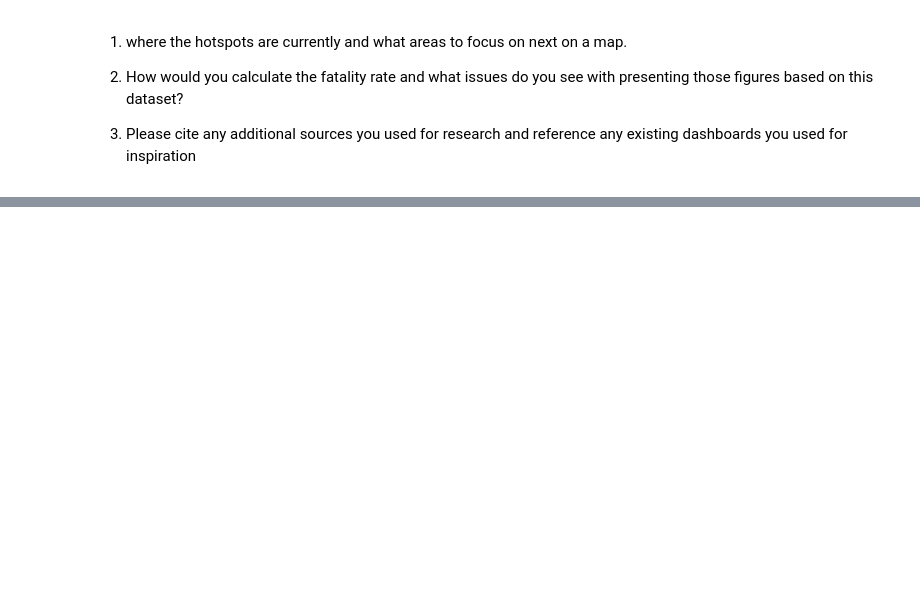
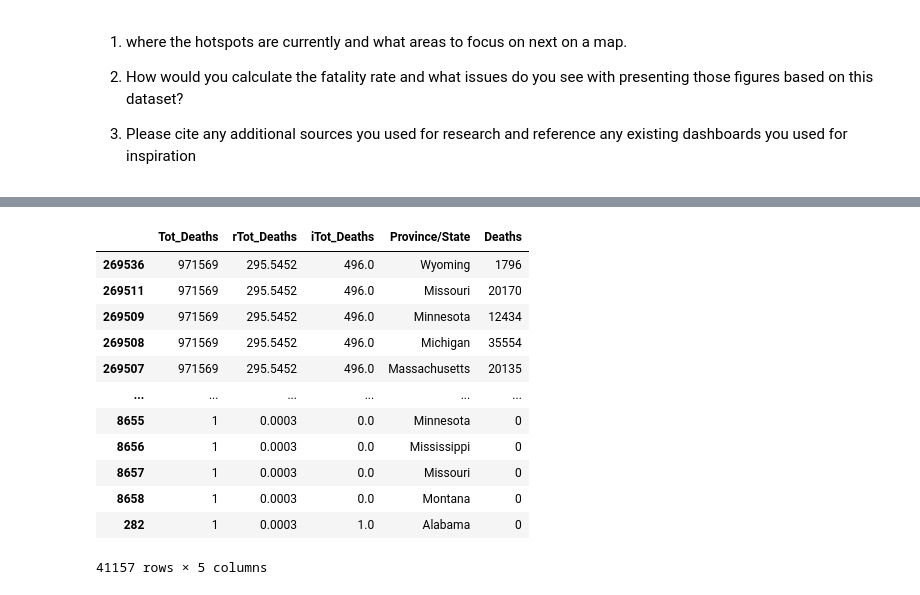
Before and after one commit to stellacydong/covid19-dahsboard, a Jupyter notebook: covid.ipynb, the cells around one changed output, grey strips where cells are left out. Saved outputs shown, nothing was run; the diff lists cells and outputs as text; code cells hidden in the pictures; blank space fills up the shorter version.

```diff
--- a/covid.ipynb
+++ b/covid.ipynb
@@ -373,0 +217,2 @@ df.shape
+# %%
+df = pd.read_csv('csse_covid_19_time_series/time_series_covid19.csv')
@@ -373,0 +229,17 @@ df.shape
+# %%
+df[df['iso3'] == 'USA']\
+[{'Province/State','Deaths', 'Tot_Deaths', 'iTot_Deaths', 'rTot_Deaths'}].sort_values(by = 'Tot_Deaths', ascending = False)
+# %% [output]
+|  | Tot_Deaths | rTot_Deaths | iTot_Deaths | Province/State | Deaths |
+| 269536 | 971569 | 295.5452 | 496.0 | Wyoming | 1796 |
+| 269511 | 971569 | 295.5452 | 496.0 | Missouri | 20170 |
+| 269509 | 971569 | 295.5452 | 496.0 | Minnesota | 12434 |
+| 269508 | 971569 | 295.5452 | 496.0 | Michigan | 35554 |
+| 269507 | 971569 | 295.5452 | 496.0 | Massachusetts | 20135 |
+| ... | ... | ... | ... | ... | ... |
+| 8655 | 1 | 0.0003 | 0.0 | Minnesota | 0 |
+| 8656 | 1 | 0.0003 | 0.0 | Mississippi | 0 |
+| 8657 | 1 | 0.0003 | 0.0 | Missouri | 0 |
+| 8658 | 1 | 0.0003 | 0.0 | Montana | 0 |
+| 282 | 1 | 0.0003 | 1.0 | Alabama | 0 |
+41157 rows × 5 columns
```
Also changed, not shown: parts of 52 cells of this notebook, 4 other files.
